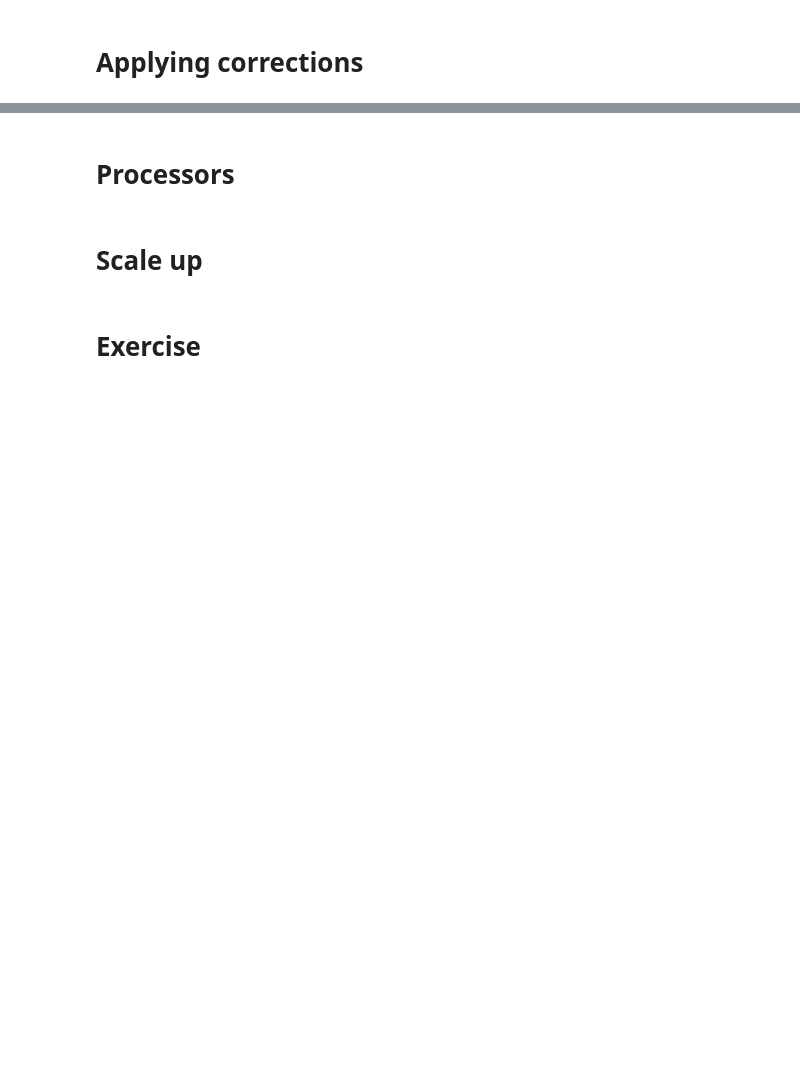
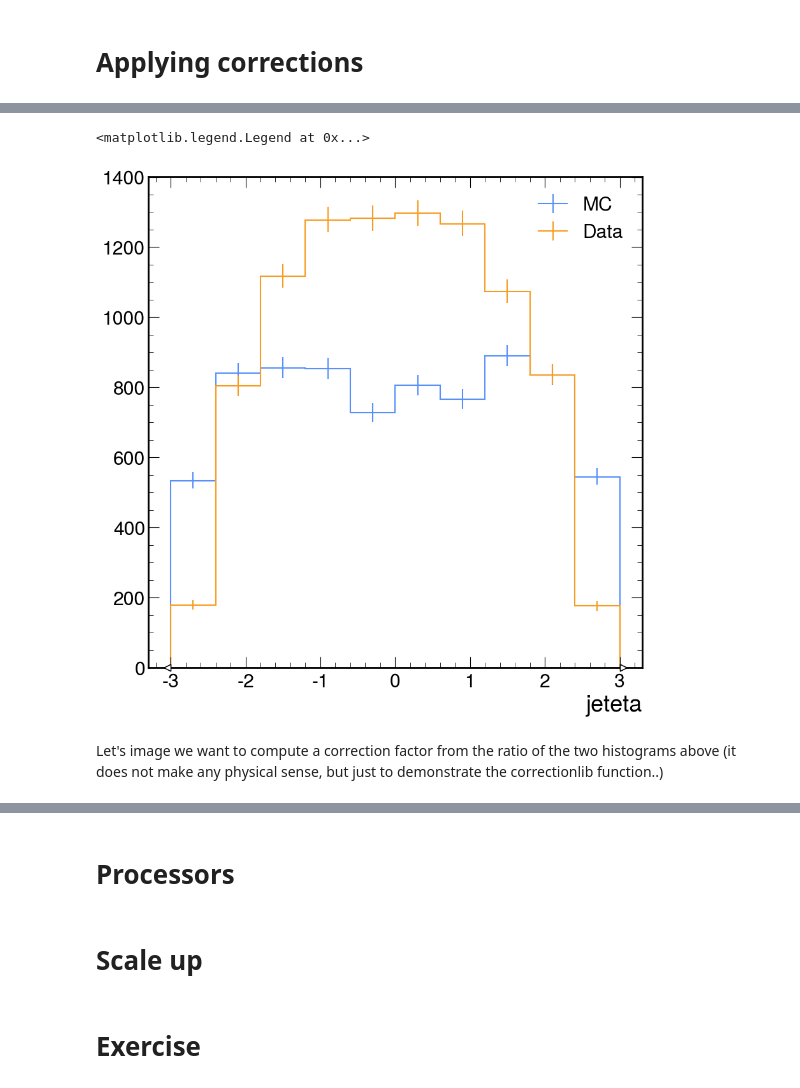
Before and after one commit to valsdav/PyHEPTutorial_INFN_InteractiveAnalysisWorkshop, a Jupyter notebook: 3_Coffea_analysis.ipynb, the cells around one changed output, grey strips where cells are left out. Cells and saved outputs as stored; diff of their text form; code cells hidden in the pictures; blank space fills up the shorter version.

```diff
--- a/3_Coffea_analysis.ipynb
+++ b/3_Coffea_analysis.ipynb
@@ -229,0 +320,9 @@ weights.variations
+# %%
+H[{"event_type":"MC","jetpt":sum}].plot(label="MC")
+H[{"event_type":"Data","jetpt":sum}].plot(label="Data")
+plt.legend()
+# %% [output]
+<matplotlib.legend.Legend at 0x...>
+[figure, added]
+# %% [markdown]
+Let's image we want to compute a correction factor from the ratio of the two histograms above (it does not make any physical sense, but just to demonstrate the correctionlib function..)
```
Also changed, not shown: parts of 16 cells of this notebook.
